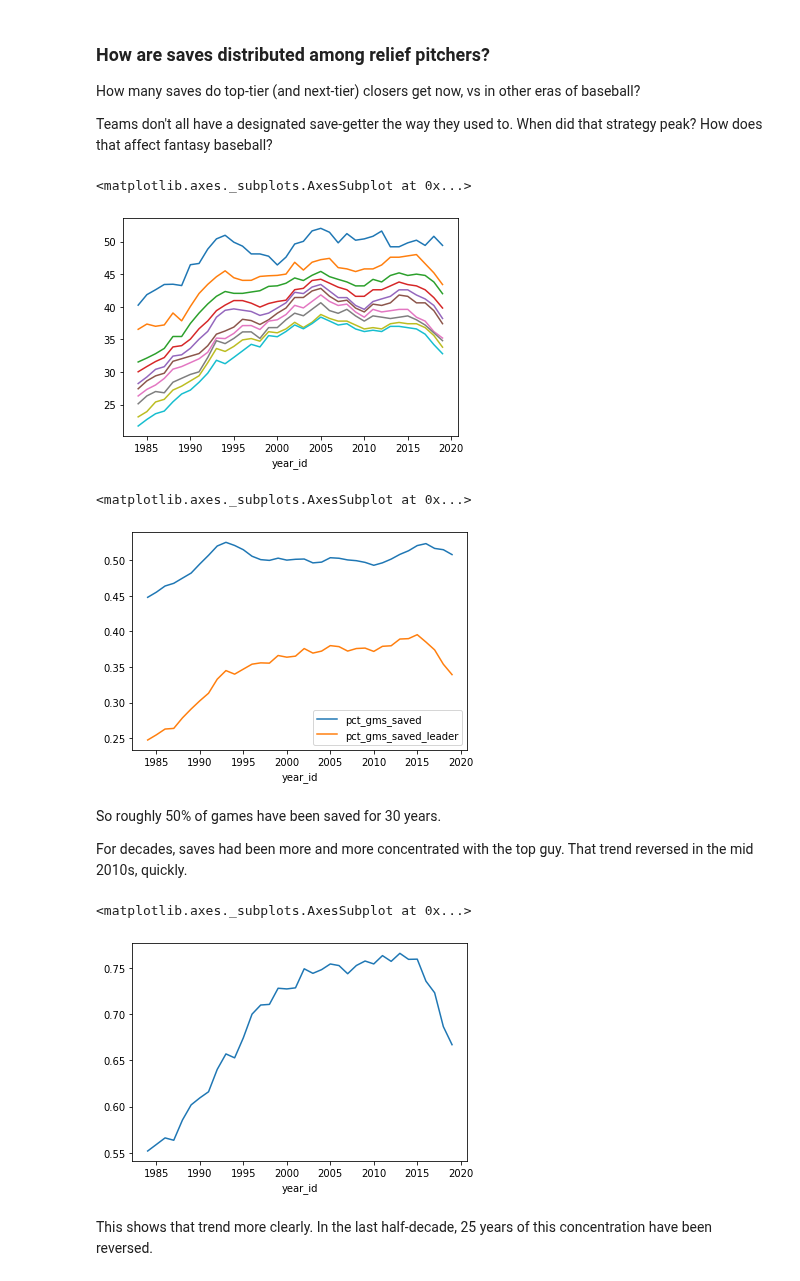
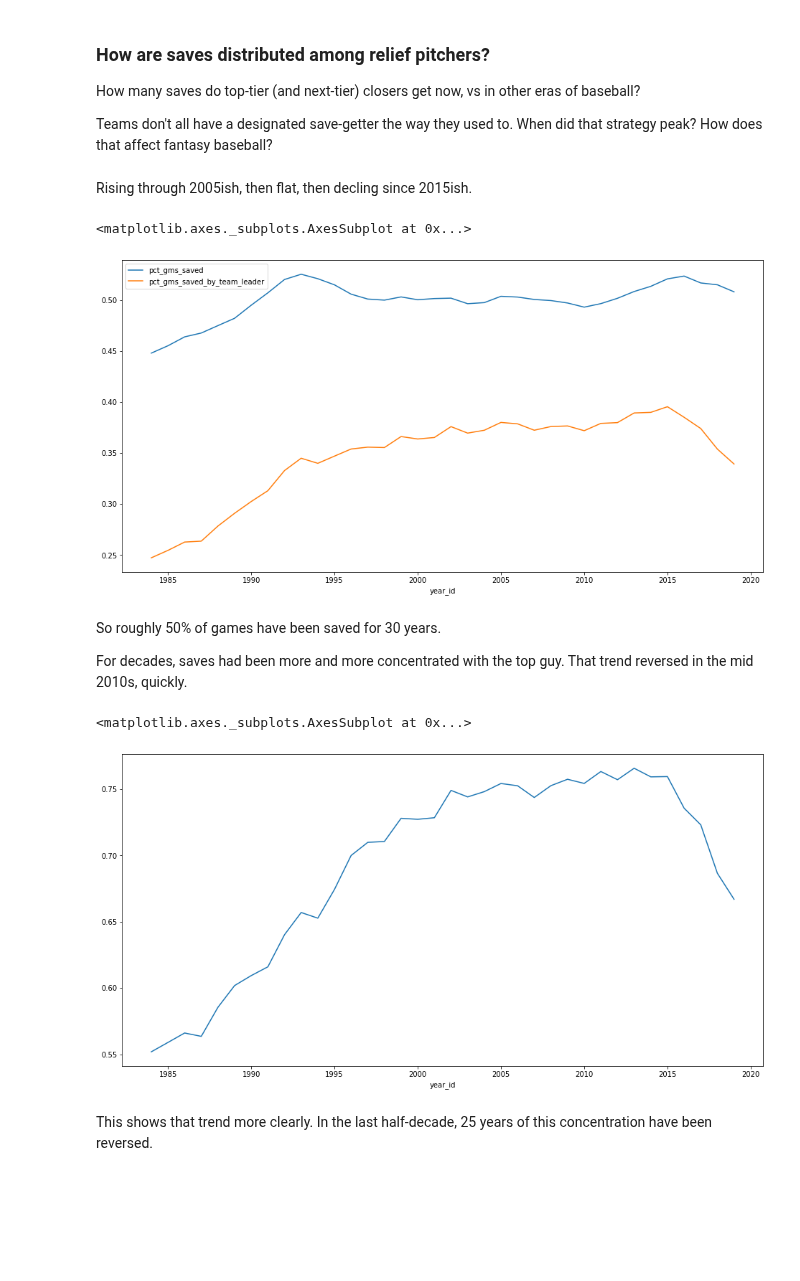
Before and after one commit to sdvinay/baseball_sql, a Jupyter notebook: pandas/distribution_of_saves.ipynb, the cells around one changed output. Drawn from its saved outputs; the diff is of its cells as text; code cells hidden in the pictures; blank space fills up the shorter version.

```diff
--- a/pandas/distribution_of_saves.ipynb
+++ b/pandas/distribution_of_saves.ipynb
@@ -29,34 +20,36 @@ player_topn = svs[svs['rank']<=10].pivot(index='year_id', columns='rank', values
-# %%
-# How many saves are the top-10ish closer getting?
-svs_topn_adjusted = svs_topn.apply(lambda col: (col/avg_games_played_per_team).dropna()*162, axis=0)
-svs_topn_adjusted.rolling(5).mean().plot.line(legend=None)
-# %% [output]
-<matplotlib.axes._subplots.AxesSubplot at 0x...>
-[figure, removed]
+# %% [markdown]
+Rising through 2005ish, then flat, then decling since 2015ish.
 # %%
+# OK, let's look at some overall trends
+
+# Compute the rank for each player-season in saves
+svs = df[(df['year_id']>=1980) & (df['sv']>0)][['player_id', 'year_id', 'team_id', 'sv']]
+grps = svs.sort_values('sv', ascending=False).groupby('year_id')
+svs['rank'] = grps.cumcount()+1
+
 # % of all games with a save
 total_saves = svs.groupby('year_id').sum()['sv']
 pct_gms_saved = (total_saves/total_gms_played).dropna().rename('pct_gms_saved')
 
 # % of all games saved by team-leading saver
 leader_total_saves = svs.sort_values('sv', ascending=False).groupby(['year_id', 'team_id']).head(1).groupby('year_id').sum()['sv']
-pct_gms_saved_leader =(leader_total_saves/total_gms_played).dropna().rename('pct_gms_saved_leader')
+pct_gms_saved_leader =(leader_total_saves/total_gms_played).dropna().rename('pct_gms_saved_by_team_leader')
 
 # Plot them together
-pd.concat([pct_gms_saved, pct_gms_saved_leader], axis=1).rolling(5).mean().plot()
+pd.concat([pct_gms_saved, pct_gms_saved_leader], axis=1).rolling(5).mean().plot(figsize=(16,8))
 # %% [output]
 <matplotlib.axes._subplots.AxesSubplot at 0x...>
-[figure, old version]
+[figure, new version]
 # %% [markdown]
 So roughly 50% of games have been saved for 30 years.
 
 For decades, saves had been more and more concentrated with the top guy.  That trend reversed in the mid 2010s, quickly.
 # %%
 pct_saves_by_team_leaders = leader_total_saves/total_saves
-pct_saves_by_team_leaders.rolling(5).mean().plot()
+pct_saves_by_team_leaders.rolling(5).mean().plot(figsize=(16,8))
 # %% [output]
 <matplotlib.axes._subplots.AxesSubplot at 0x...>
-[figure, old version]
+[figure, new version]
 # %% [markdown]
 This shows that trend more clearly.  In the last half-decade, 25 years of this concentration have been reversed.
 # %%
```
Also changed, not shown: parts of 3 cells of this notebook.
